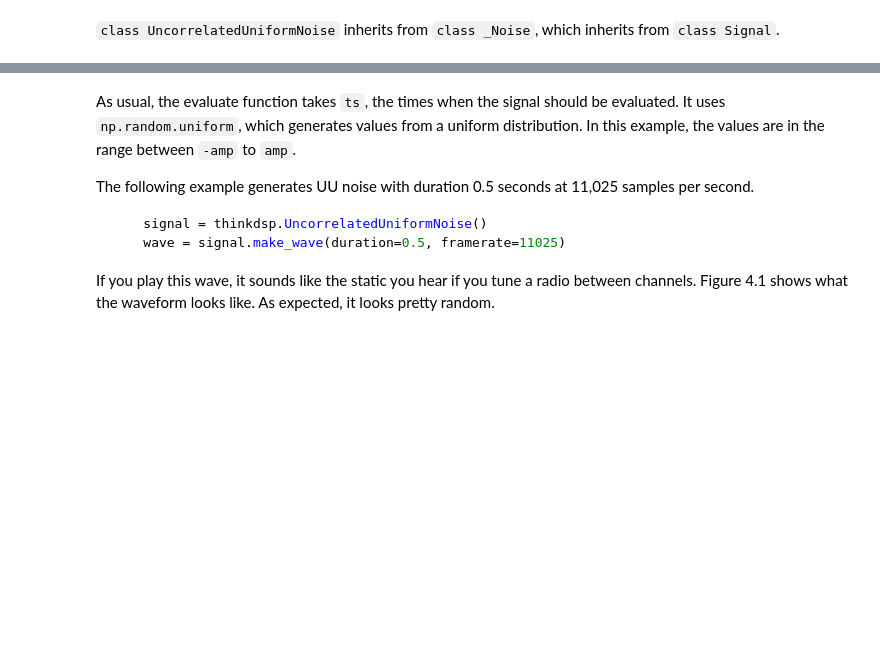
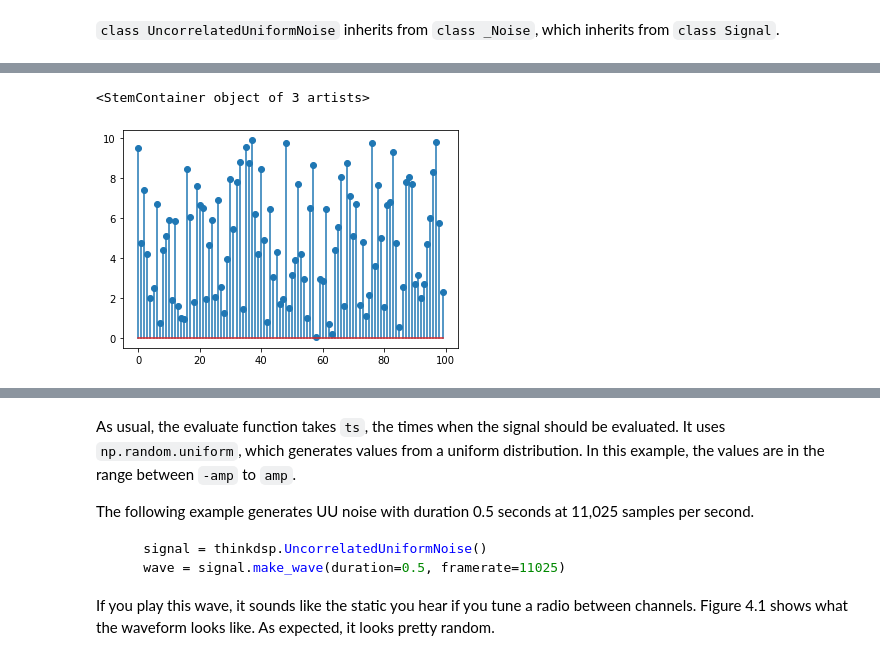
Before and after one commit to renyuanL/_ryDsp2020, a Jupyter notebook: code/ch04.ipynb, the cells around one changed output, grey strips where cells are left out. Drawn from its saved outputs; the diff is of its cells as text; code cells hidden in the pictures; blank space fills up the shorter version.

```diff
--- a/code/ch04.ipynb
+++ b/code/ch04.ipynb
@@ -102,0 +120,6 @@ w.make_spectrogram(seg_length=512).plot()
+# %%
+x101= np.random.uniform(0,10,100)
+pl.stem(x101)
+# %% [output]
+<StemContainer object of 3 artists>
+[figure, added]
```
Also changed, not shown: parts of 13 cells of this notebook, 1 other file.
